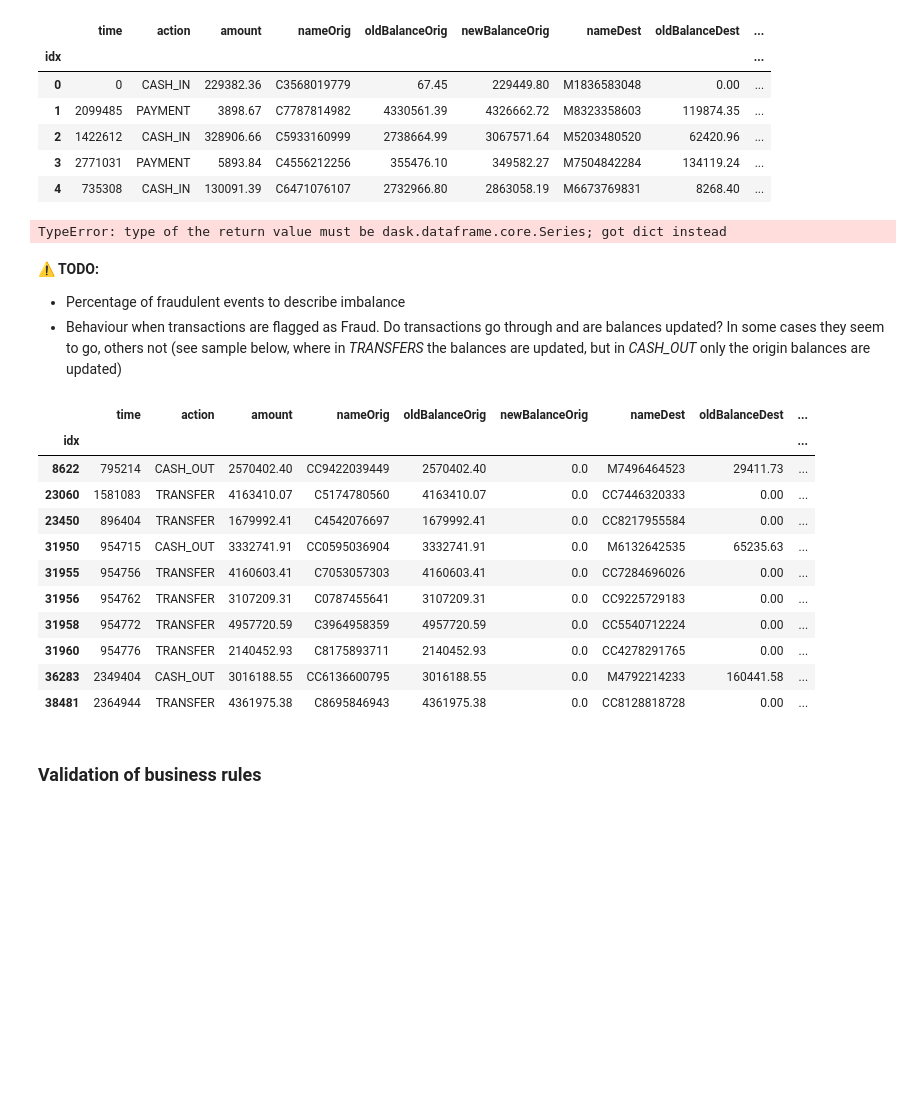
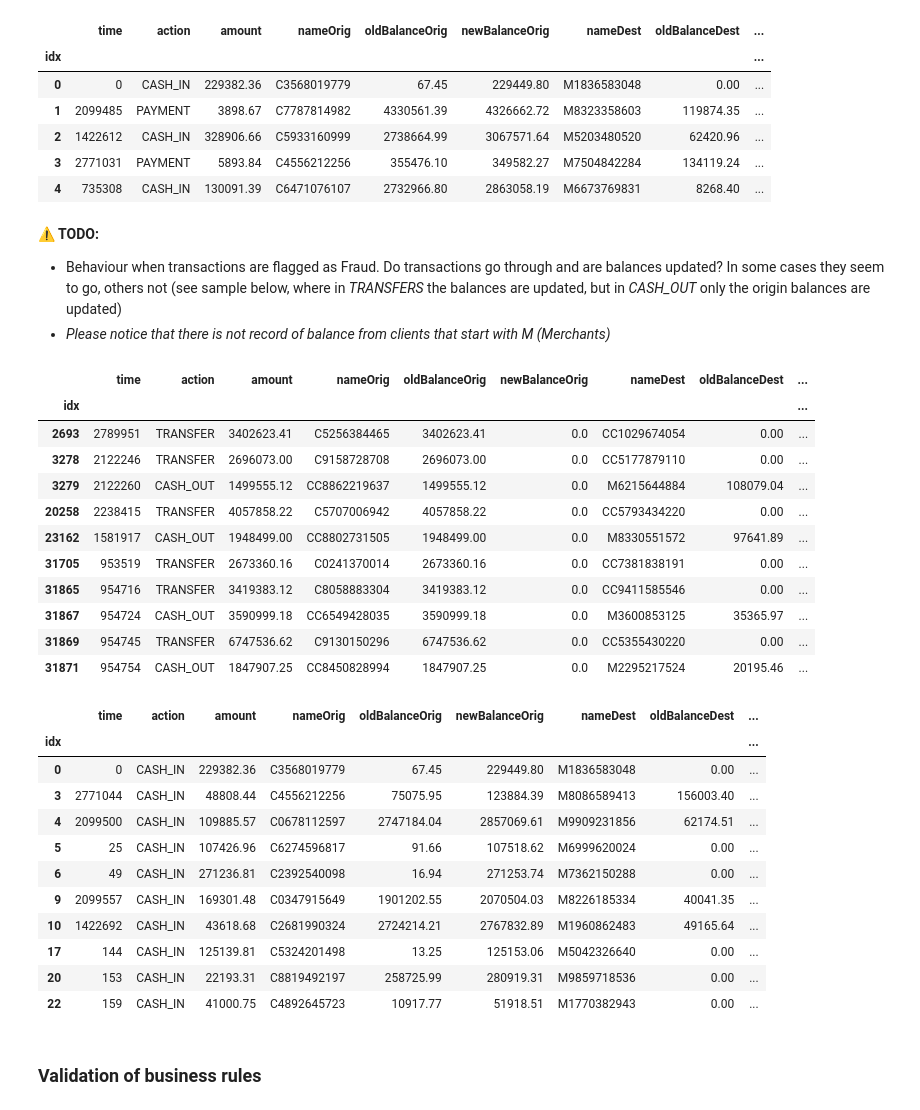
Before and after one commit to ydataai/academy, a Jupyter notebook: 5 - synthetic-data-applications/time-series/paysim/PaySim - Use case.ipynb, the cells around one changed output. Cells and saved outputs as stored; diff of their text form; code cells hidden in the pictures; blank space fills up the shorter version.

```diff
--- a/5 - synthetic-data-applications/time-series/paysim/PaySim - Use case.ipynb
+++ b/5 - synthetic-data-applications/time-series/paysim/PaySim - Use case.ipynb
@@ -105,6 +107,7 @@ dataset=dataset[['time',
                  'nameDest',
                  'oldBalanceDest',
                  'newBalanceDest',
+                 'isFlaggedFraud',
                  'isFraud',
                  'isUnauthorizedOverdraft']]
 # %%
@@ -133,28 +137,41 @@ dataset.head()
 | 4 | 735308 | CASH_IN | 130091.39 | C6471076107 | 2732966.80 | 2863058.19 | M6673769831 | 8268.40 | ... |
 # %%
 dataset.value_counts(col='isFraud')
-# %% [output]
-TypeError: type of the return value must be dask.dataframe.core.Series; got dict instead
 # %% [markdown]
 **⚠️ TODO:**
-- Percentage of fraudulent events to describe imbalance
 - Behaviour when transactions are flagged as Fraud. Do transactions go through and are balances updated? In some cases they seem to go, others not (see sample below, where in _TRANSFERS_ the balances are updated, but in _CASH_OUT_ only the origin balances are updated)
+- _Please notice that there is not record of balance from clients that start with M (Merchants)_
 # %%
 data_sample = dataset.sample(100000).to_pandas()
 data_sample[data_sample.isFraud == 1].head(10)
 # %% [output]
 |  | time | action | amount | nameOrig | oldBalanceOrig | newBalanceOrig | nameDest | oldBalanceDest | ... |
 | idx |  |  |  |  |  |  |  |  | ... |
-| 8622 | 795214 | CASH_OUT | 2570402.40 | CC9422039449 | 2570402.40 | 0.0 | M7496464523 | 29411.73 | ... |
-| 23060 | 1581083 | TRANSFER | 4163410.07 | C5174780560 | 4163410.07 | 0.0 | CC7446320333 | 0.00 | ... |
-| 23450 | 896404 | TRANSFER | 1679992.41 | C4542076697 | 1679992.41 | 0.0 | CC8217955584 | 0.00 | ... |
-| 31950 | 954715 | CASH_OUT | 3332741.91 | CC0595036904 | 3332741.91 | 0.0 | M6132642535 | 65235.63 | ... |
-| 31955 | 954756 | TRANSFER | 4160603.41 | C7053057303 | 4160603.41 | 0.0 | CC7284696026 | 0.00 | ... |
-| 31956 | 954762 | TRANSFER | 3107209.31 | C0787455641 | 3107209.31 | 0.0 | CC9225729183 | 0.00 | ... |
-| 31958 | 954772 | TRANSFER | 4957720.59 | C3964958359 | 4957720.59 | 0.0 | CC5540712224 | 0.00 | ... |
-| 31960 | 954776 | TRANSFER | 2140452.93 | C8175893711 | 2140452.93 | 0.0 | CC4278291765 | 0.00 | ... |
-| 36283 | 2349404 | CASH_OUT | 3016188.55 | CC6136600795 | 3016188.55 | 0.0 | M4792214233 | 160441.58 | ... |
-| 38481 | 2364944 | TRANSFER | 4361975.38 | C8695846943 | 4361975.38 | 0.0 | CC8128818728 | 0.00 | ... |
+| 2693 | 2789951 | TRANSFER | 3402623.41 | C5256384465 | 3402623.41 | 0.0 | CC1029674054 | 0.00 | ... |
+| 3278 | 2122246 | TRANSFER | 2696073.00 | C9158728708 | 2696073.00 | 0.0 | CC5177879110 | 0.00 | ... |
+| 3279 | 2122260 | CASH_OUT | 1499555.12 | CC8862219637 | 1499555.12 | 0.0 | M6215644884 | 108079.04 | ... |
+| 20258 | 2238415 | TRANSFER | 4057858.22 | C5707006942 | 4057858.22 | 0.0 | CC5793434220 | 0.00 | ... |
+| 23162 | 1581917 | CASH_OUT | 1948499.00 | CC8802731505 | 1948499.00 | 0.0 | M8330551572 | 97641.89 | ... |
+| 31705 | 953519 | TRANSFER | 2673360.16 | C0241370014 | 2673360.16 | 0.0 | CC7381838191 | 0.00 | ... |
+| 31865 | 954716 | TRANSFER | 3419383.12 | C8058883304 | 3419383.12 | 0.0 | CC9411585546 | 0.00 | ... |
+| 31867 | 954724 | CASH_OUT | 3590999.18 | CC6549428035 | 3590999.18 | 0.0 | M3600853125 | 35365.97 | ... |
+| 31869 | 954745 | TRANSFER | 6747536.62 | C9130150296 | 6747536.62 | 0.0 | CC5355430220 | 0.00 | ... |
+| 31871 | 954754 | CASH_OUT | 1847907.25 | CC8450828994 | 1847907.25 | 0.0 | M2295217524 | 20195.46 | ... |
+# %%
+data_sample[data_sample.action == 'CASH_IN'].head(10)
+# %% [output]
+|  | time | action | amount | nameOrig | oldBalanceOrig | newBalanceOrig | nameDest | oldBalanceDest | ... |
+| idx |  |  |  |  |  |  |  |  | ... |
+| 0 | 0 | CASH_IN | 229382.36 | C3568019779 | 67.45 | 229449.80 | M1836583048 | 0.00 | ... |
+| 3 | 2771044 | CASH_IN | 48808.44 | C4556212256 | 75075.95 | 123884.39 | M8086589413 | 156003.40 | ... |
+| 4 | 2099500 | CASH_IN | 109885.57 | C0678112597 | 2747184.04 | 2857069.61 | M9909231856 | 62174.51 | ... |
+| 5 | 25 | CASH_IN | 107426.96 | C6274596817 | 91.66 | 107518.62 | M6999620024 | 0.00 | ... |
+| 6 | 49 | CASH_IN | 271236.81 | C2392540098 | 16.94 | 271253.74 | M7362150288 | 0.00 | ... |
+| 9 | 2099557 | CASH_IN | 169301.48 | C0347915649 | 1901202.55 | 2070504.03 | M8226185334 | 40041.35 | ... |
+| 10 | 1422692 | CASH_IN | 43618.68 | C2681990324 | 2724214.21 | 2767832.89 | M1960862483 | 49165.64 | ... |
+| 17 | 144 | CASH_IN | 125139.81 | C5324201498 | 13.25 | 125153.06 | M5042326640 | 0.00 | ... |
+| 20 | 153 | CASH_IN | 22193.31 | C8819492197 | 258725.99 | 280919.31 | M9859718536 | 0.00 | ... |
+| 22 | 159 | CASH_IN | 41000.75 | C4892645723 | 10917.77 | 51918.51 | M1770382943 | 0.00 | ... |
 # %% [markdown]
 ### Validation of business rules
 # %% [markdown]
```
Also changed, not shown: parts of 7 cells of this notebook, 2 other files.
